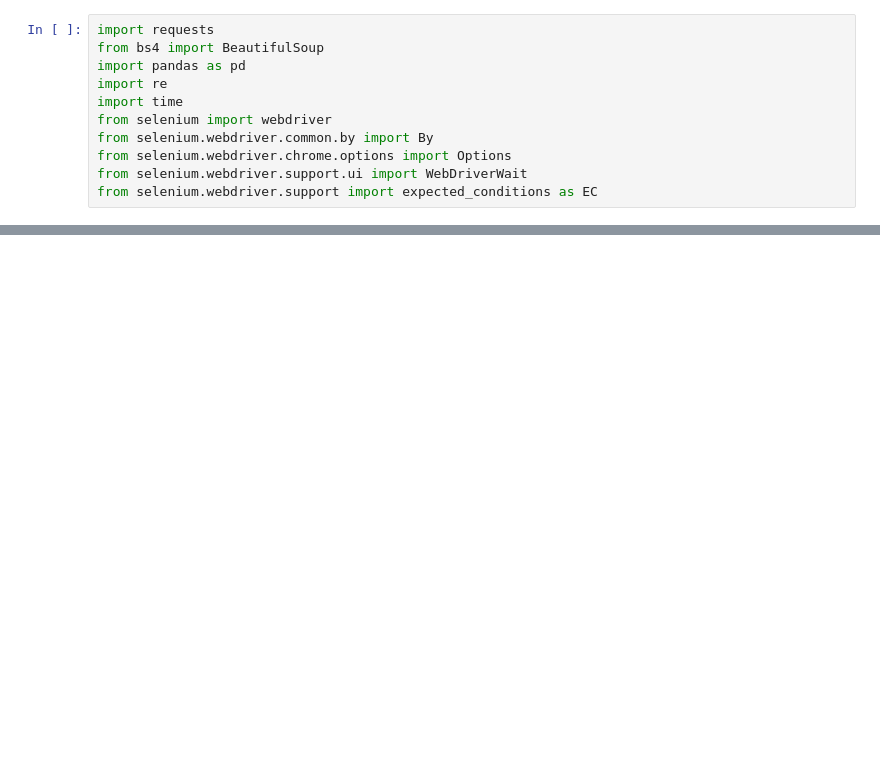
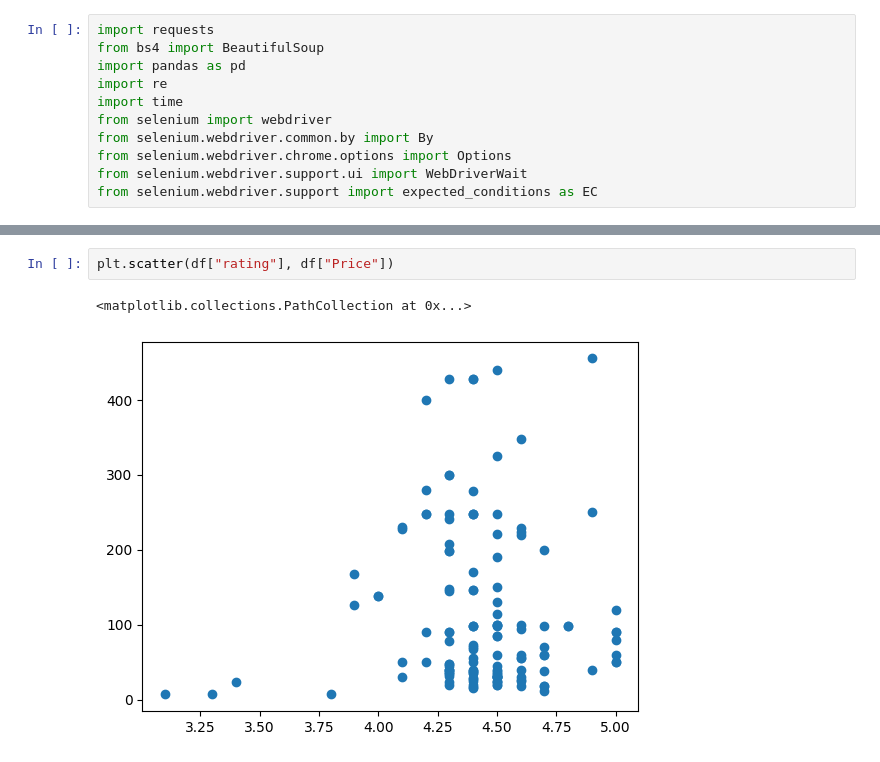
Before and after one commit to rohit-arunn/reviewprice-analysis, a Jupyter notebook: analysis.ipynb, the cells around one changed output, grey strips where cells are left out. Saved outputs shown, nothing was run; the diff lists cells and outputs as text; blank space fills up the shorter version.

```diff
--- a/analysis.ipynb
+++ b/analysis.ipynb
@@ -159,0 +354,5 @@ sns.boxplot(x="rating", y="Price", data=df)
+# %%
+plt.scatter(df["rating"], df["Price"])
+# %% [output]
+<matplotlib.collections.PathCollection at 0x...>
+[figure, added]
```
Also changed, not shown: parts of 16 cells of this notebook.
